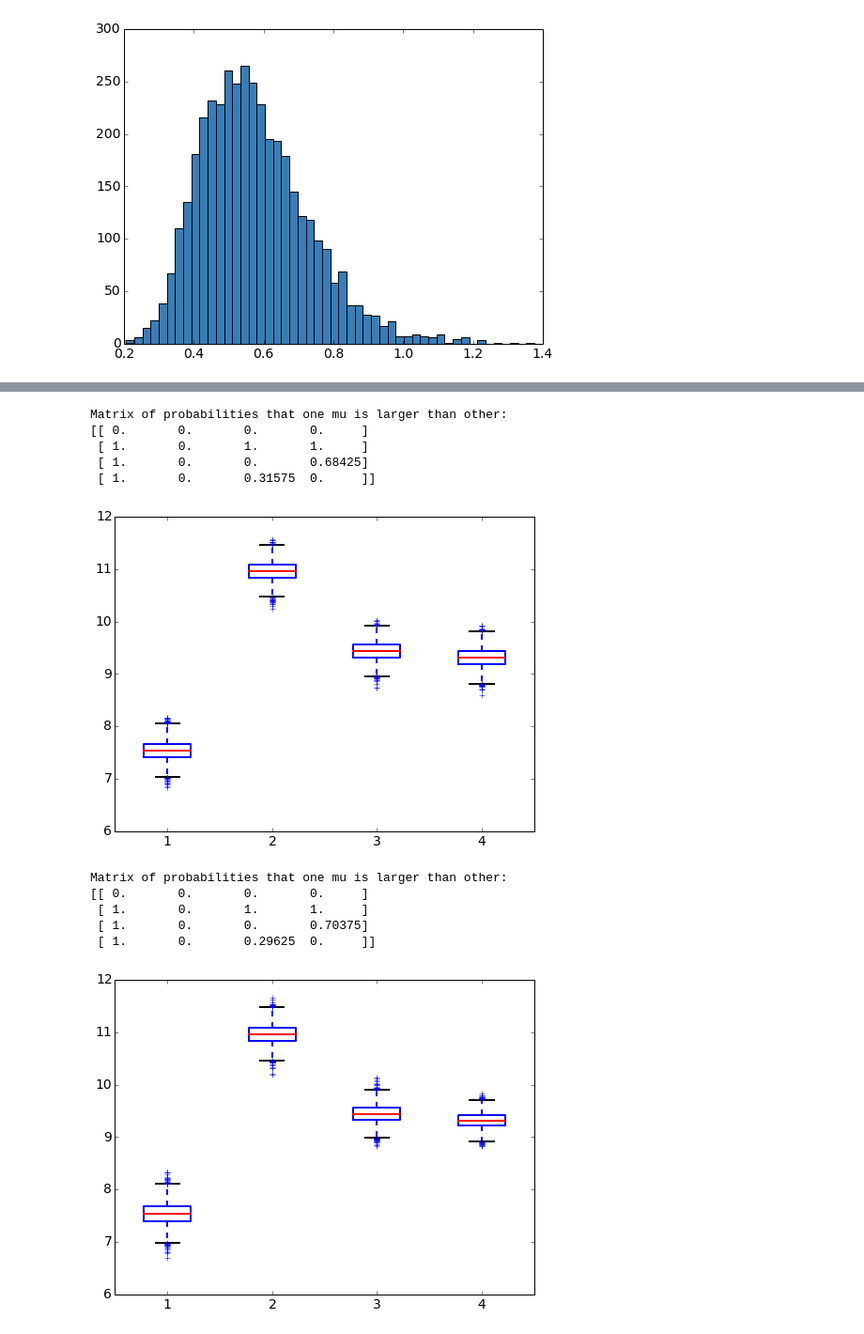
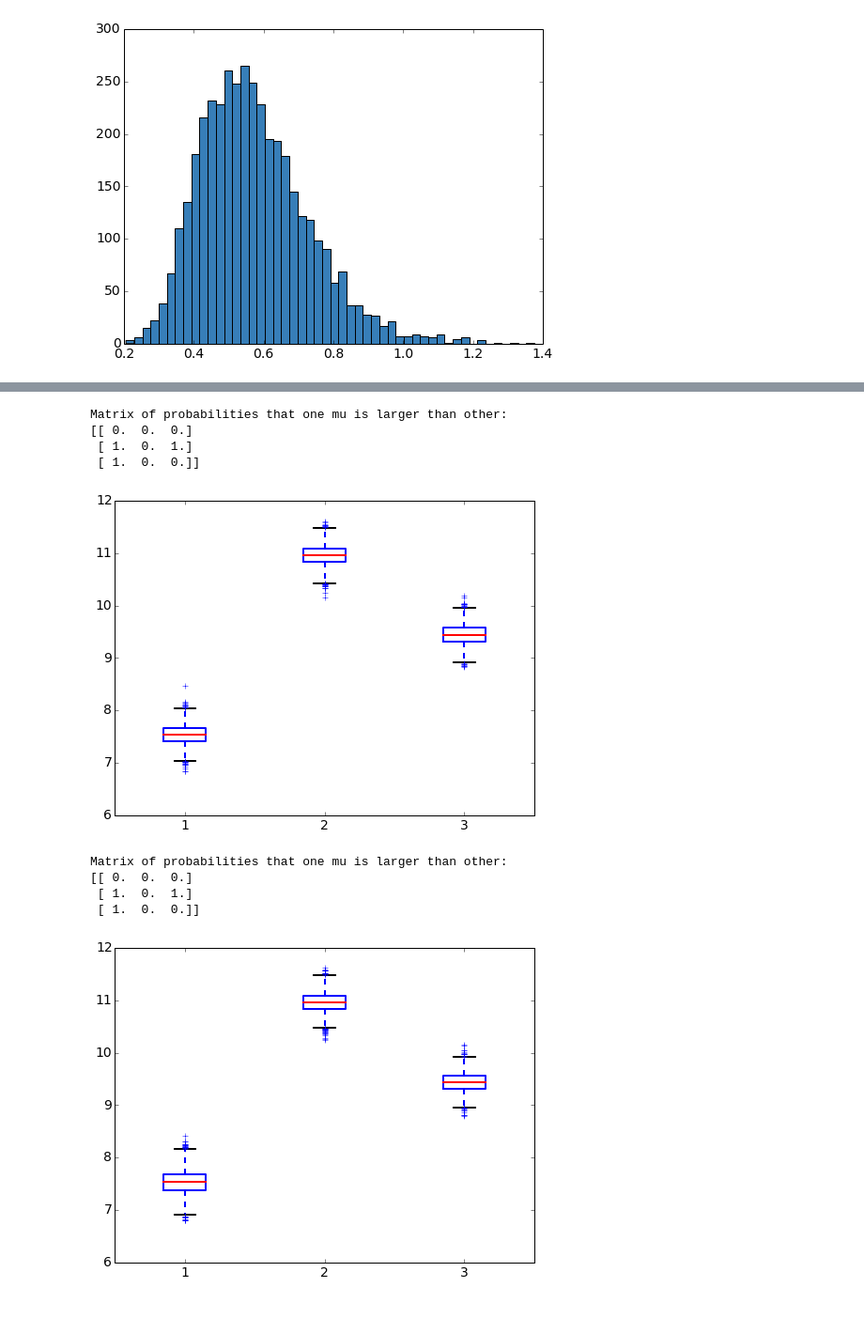
Before and after one commit to avehtari/BDA_py_demos, a Jupyter notebook: demos_pystan/pystan_demo.ipynb, the cells around one changed output, grey strips where cells are left out. Shown at 94% size. Drawn from its saved outputs; the diff is of its cells as text; code cells hidden in the pictures.

```diff
--- a/demos_pystan/pystan_demo.ipynb
+++ b/demos_pystan/pystan_demo.ipynb
@@ -231,8 +231,8 @@ model {
 # Data for Stan
 data_path = '../utilities_and_data/kilpisjarvi-summer-temp.csv'
 d = np.loadtxt(data_path, dtype=np.double, delimiter=';', skiprows=1)
-x = np.repeat(d[:,0], 4)
-y = d[:,1:5].ravel()
+x = np.repeat(d[:,0], 3)
+y = d[:,1:4].ravel()
 N = len(x)
 data = dict(
     N = N,
@@ -316,8 +316,8 @@ generated quantities {
 # Data for Stan
 data_path = '../utilities_and_data/kilpisjarvi-summer-temp.csv'
 d = np.loadtxt(data_path, dtype=np.double, delimiter=';', skiprows=1)
-x = np.repeat(d[:,0], 4)
-y = d[:,1:5].ravel()
+x = np.repeat(d[:,0], 3)
+y = d[:,1:4].ravel()
 N = len(x)
 data = dict(N = N, x = x, y = y)
 # Compile and fit the model
@@ -380,8 +380,8 @@ model {
 # Data for Stan
 data_path = '../utilities_and_data/kilpisjarvi-summer-temp.csv'
 d = np.loadtxt(data_path, dtype=np.double, delimiter=';', skiprows=1)
-x = np.repeat(d[:,0], 4)
-y = d[:,1:5].ravel()
+x = np.repeat(d[:,0], 3)
+y = d[:,1:4].ravel()
 N = len(x)
 data = dict(N = N, x = x, y = y)
 # Compile and fit the model
@@ -443,12 +443,12 @@ model {
 data_path = '../utilities_and_data/kilpisjarvi-summer-temp.csv'
 d = np.loadtxt(data_path, dtype=np.double, delimiter=';', skiprows=1)
 # Is there difference between different summer months?
-x = np.tile(np.arange(1,5), d.shape[0]) # summer months are numbered from 1 to 4
-y = d[:,1:5].ravel()
+x = np.tile(np.arange(1,4), d.shape[0]) # summer months are numbered from 1 to 3
+y = d[:,1:4].ravel()
 N = len(x)
 data = dict(
     N = N,
-    K = 4,  # 4 groups
+    K = 3,  # 3 groups
     x = x,  # group indicators
     y = y   # observations
 )
@@ -458,9 +458,9 @@ fit = pystan.stan(model_code=group_code, data=data)
 # Analyse results
 mu = fit.extract(permuted=True)['mu']
 # Matrix of probabilities that one mu is larger than other
-ps = np.zeros((4,4))
-for k1 in range(4):
-    for k2 in range(k1+1,4):
+ps = np.zeros((3,3))
+for k1 in range(3):
+    for k2 in range(k1+1,3):
         ps[k1,k2] = np.mean(mu[:,k1]>mu[:,k2])
         ps[k2,k1] = 1 - ps[k1,k2]
 print "Matrix of probabilities that one mu is larger than other:"
@@ -469,11 +469,10 @@ print ps
 plt.boxplot(mu);
 # %% [output]
 Matrix of probabilities that one mu is larger than other:
-[[ 0.       0.       0.       0.     ]
- [ 1.       0.       1.       1.     ]
- [ 1.       0.       0.       0.68425]
- [ 1.       0.       0.31575  0.     ]]
+[[ 0.  0.  0.]
+ [ 1.  0.  1.]
+ [ 1.  0.  0.]]
-[figure, old version]
+[figure, new version]
 # %%
 # ==== Comparison of k groups with unequal variances ===========================
 group_code = """
@@ -489,44 +488,43 @@ parameters {
 }
 model {
     for (n in 1:N)
       y[n] ~ normal(mu[x[n]], sigma[x[n]]);
 }
 """
 # Data for Stan
 data_path = '../utilities_and_data/kilpisjarvi-summer-temp.csv'
 d = np.loadtxt(data_path, dtype=np.double, delimiter=';', skiprows=1)
 # Is there difference between different summer months?
-x = np.tile(np.arange(1,5), d.shape[0]) # summer months are numbered from 1 to 4
-y = d[:,1:5].ravel()
+x = np.tile(np.arange(1,4), d.shape[0]) # summer months are numbered from 1 to 3
+y = d[:,1:4].ravel()
 N = len(x)
 data = dict(
     N = N,
-    K = 4,  # 4 groups
+    K = 3,  # 3 groups
     x = x,  # group indicators
     y = y   # observations
 )
 # Compile and fit the model
 fit = pystan.stan(model_code=group_code, data=data)
 
 # Analyse results
 mu = fit.extract(permuted=True)['mu']
 # Matrix of probabilities that one mu is larger than other
-ps = np.zeros((4,4))
-for k1 in range(4):
-    for k2 in range(k1+1,4):
+ps = np.zeros((3,3))
+for k1 in range(3):
+    for k2 in range(k1+1,3):
         ps[k1,k2] = np.mean(mu[:,k1]>mu[:,k2])
         ps[k2,k1] = 1 - ps[k1,k2]
 print "Matrix of probabilities that one mu is larger than other:"
 print ps
 # Plot
 plt.boxplot(mu);
 # %% [output]
 Matrix of probabilities that one mu is larger than other:
-[[ 0.       0.       0.       0.     ]
- [ 1.       0.       1.       1.     ]
- [ 1.       0.       0.       0.70375]
- [ 1.       0.       0.29625  0.     ]]
+[[ 0.  0.  0.]
+ [ 1.  0.  1.]
+ [ 1.  0.  0.]]
-[figure, old version]
+[figure, new version]
 # %%
 # ==== Hierarchical prior for means in comparison of k groups ==================
 # results do not differ much from the previous, because there is only
```
Also changed, not shown: parts of 6 cells of this notebook, 1 other file.
